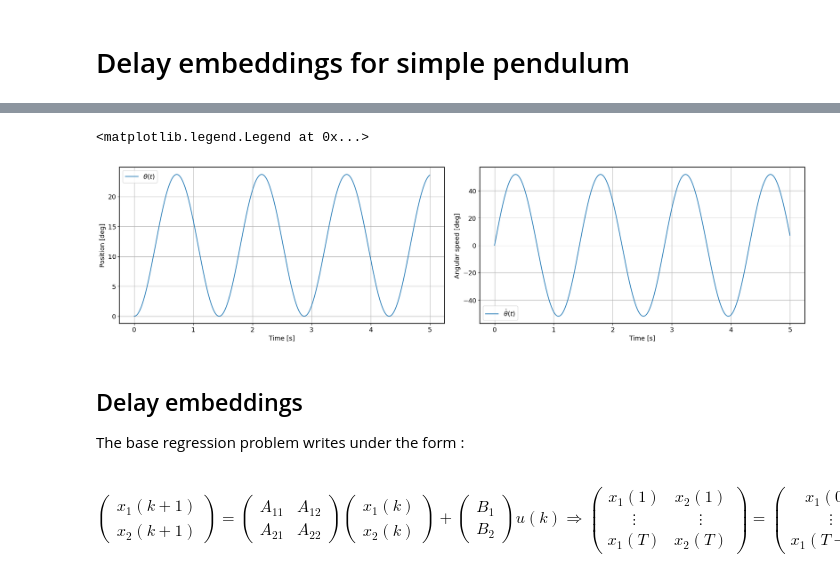
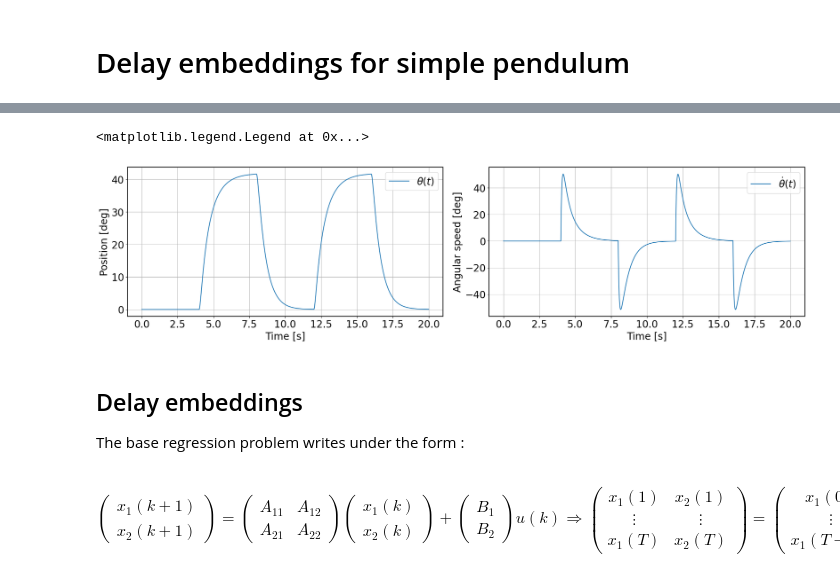
Before and after one commit to CedricFont/Subspace-learning-for-robot-application, a Jupyter notebook: LQR simulation/PendulumDelayEmbeddings.ipynb, the cells around one changed output, grey strips where cells are left out. Cells and saved outputs as stored; diff of their text form; code cells hidden in the pictures.

```diff
--- a/LQR simulation/PendulumDelayEmbeddings.ipynb
+++ b/LQR simulation/PendulumDelayEmbeddings.ipynb
@@ -16,28 +20,43 @@ np.set_printoptions(precision=5, suppress=False)
 # %%
-pend1 = SimplePendulum(mass=1, length=1) # Create pendulum instance
+pend1 = SimplePendulum(mass=.8, length=.8) # Create pendulum instance
 pend1.dt = 1e-3
-pend1.T, pend1.X0 = np.arange(0,5,pend1.dt), np.array([deg2rad(0),0])
-pend1.U = 5*np.random.rand(len(pend1.T))
-K, Td, r = 1, .1, deg2rad(60)
+pend1.T, pend1.X0 = np.arange(0,20,pend1.dt), np.array([deg2rad(0),0])
+pend1.N = len(pend1.T)
+pend1.U = 20*np.random.rand(len(pend1.T))
+K, Td, Ti, r = 5, 1e-2, 1e-1, deg2rad(60)
 pend1.U = lambda X, i : PD(X, i, r, K, Td, pend1.dt)
 pend1.U = 2*np.ones(len(pend1.T))
-pend1.X = RK4(pend1.dynamics, pend1.X0, pend1.U, pend1.T)
+# pend1.X = RK4(pend1.dynamics, pend1.X0, pend1.U, pend1.T)
+
+# Simulation with PD control
+f = 0.25
+ref = squareReference(pend1.N, np.int(1/f/pend1.dt), [deg2rad(60),0])
+# plt.plot(ref), plt.show()
+pend1.U = np.empty(shape=[pend1.N-1])
+pend1.X = np.empty(shape=[2,pend1.N])
+pend1.X[:,0] = pend1.X0
+for i in range(pend1.N-1):
+    if i == 0:
+        pend1.X[:,i+1] = RK4(pend1.dynamics, pend1.X0, 0, pend1.dt, type='controller-step-by-step')
+    else:
+        pend1.U[i] = PD(pend1.X, i, ref[i], K, Td, pend1.dt)[1]
+        pend1.X[:,i+1] = RK4(pend1.dynamics, pend1.X[:,i], pend1.U[i], pend1.dt, type='controller-step-by-step')
 
 # Plots
 fig, ax = plt.subplots(1, 2,
                        constrained_layout = True, figsize=(20,5))
 ax[0].plot(pend1.T, rad2deg(pend1.X[0,:]), label=r"$\theta (t)$")
 ax[0].set_xlabel('Time [s]'), ax[0].set_ylabel('Position [deg]')
 ax[0].grid()
 ax[0].legend()
 
 ax[1].plot(pend1.T, rad2deg(pend1.X[1,:]), label=r"$\dot{\theta} (t)$")
 ax[1].set_xlabel('Time [s]'), ax[1].set_ylabel('Angular speed [deg]')
 ax[1].grid()
 ax[1].legend()
 # %% [output]
 <matplotlib.legend.Legend at 0x...>
-[figure, old version]
+[figure, new version]
 # %% [markdown]
 ## Delay embeddings
 The base regression problem writes under the form : <br><br>
```
Also changed, not shown: parts of 6 cells of this notebook, 1 other file.
